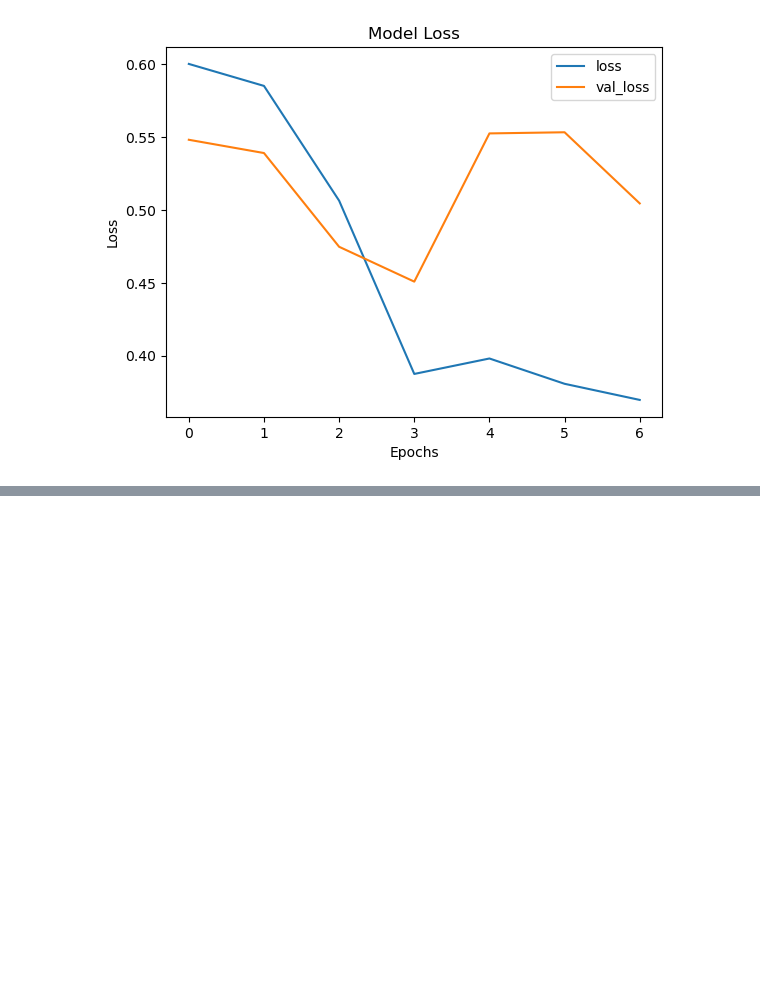
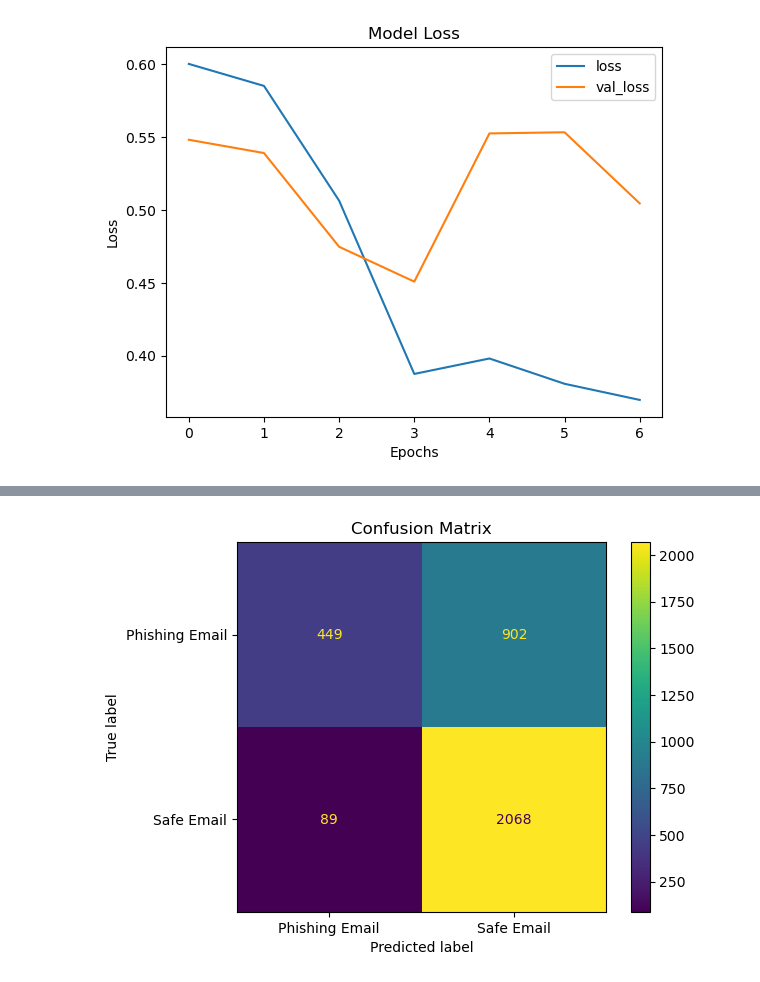
Before and after one commit to Hiroshan01/AI-Powered-Phishing-Email-Detection-, a Jupyter notebook: AIModel/phishingEmail.ipynb, the cells around one changed output, grey strips where cells are left out. Drawn from its saved outputs; the diff is of its cells as text; code cells hidden in the pictures; blank space fills up the shorter version.

Commit message:
Create the confusion matrix for RNN

```diff
--- a/AIModel/phishingEmail.ipynb
+++ b/AIModel/phishingEmail.ipynb
@@ -452,3 +452,16 @@ plt.ylabel('Loss')
 Text(0, 0.5, 'Loss')
 [figure]
 [figure]
+# %%
+y_pred_prob_smp = model_smp.predict(x_test)
+y_pred_smp = (y_pred_prob_smp > 0.5).astype(int)
+
+# Convert numerical predictions back to original string labels
+y_pred_smp_labels = label_encoder.inverse_transform(y_pred_smp.flatten())
+
+# Create the confusion matrix
+cnf_smp = confusion_matrix(y_test, y_pred_smp_labels, labels=label_encoder.classes_)
+ax_smp = ConfusionMatrixDisplay(confusion_matrix=cnf_smp, display_labels=label_encoder.classes_).plot()
+plt.title("Confusion Matrix")
+plt.show()
+# %% [output]
@@ -454,0 +469 @@ Text(0, 0.5, 'Loss')
+[figure, added]
```
Also changed, not shown: parts of 1 cell of this notebook.
